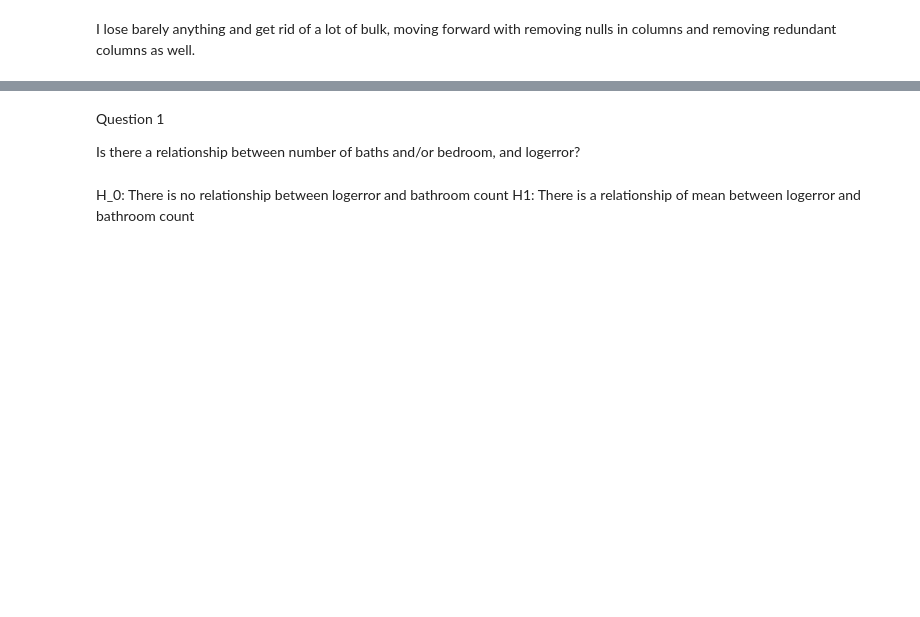
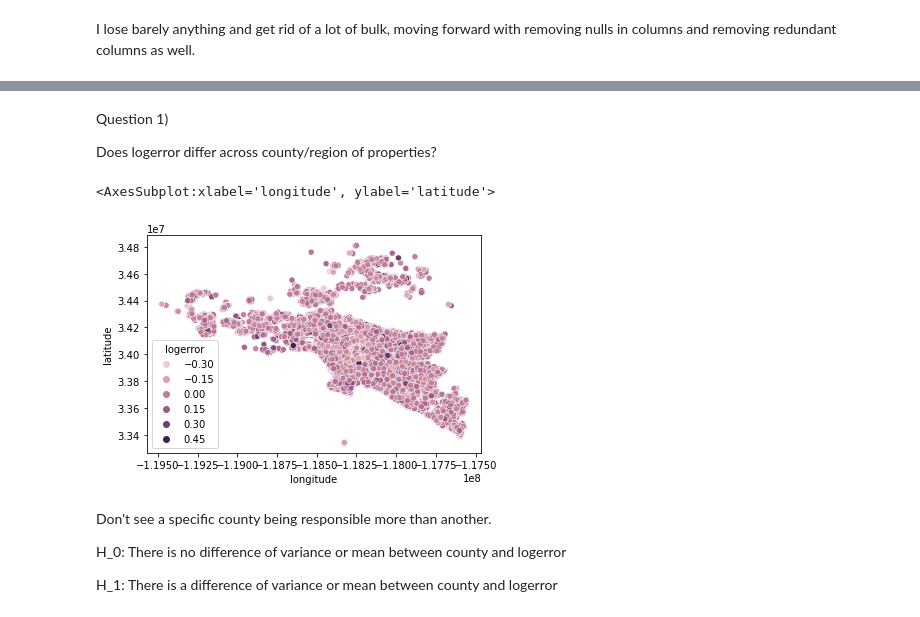
Before and after one commit to paigerackley/zillow-clustering-project, a Jupyter notebook: scratchpad.ipynb, the cells around one changed output, grey strips where cells are left out. Drawn from its saved outputs; the diff is of its cells as text; code cells hidden in the pictures; blank space fills up the shorter version.

```diff
--- a/scratchpad.ipynb
+++ b/scratchpad.ipynb
@@ -80,10 +88,19 @@ ValueError: Found input variables with inconsistent numbers of samples: [38505,
-# %% [markdown]
-Question 1
-
-Is there a relationship between number of baths and/or bedroom, and logerror?
-# %% [markdown]
-H_0: There is no relationship between logerror and bathroom count
-H1: There is a relationship of mean between logerror and bathroom count
 # %%
 # set alpha
 a = .05
+# %% [markdown]
+Question 1)
+
+Does logerror differ across county/region of properties?
+# %%
+#make a scatter plot for is_outlier
+sns.scatterplot(data=train, x='longitude', y='latitude', hue='logerror')
+# %% [output]
+<AxesSubplot:xlabel='longitude', ylabel='latitude'>
+[figure, added]
+# %% [markdown]
+Don't see a specific county being responsible more than another.
+
+H_0: There is no difference of variance or mean between county and logerror
+
+H_1: There is a difference of variance or mean between county and logerror
```
Also changed, not shown: parts of 9 cells of this notebook, 1 other file.
